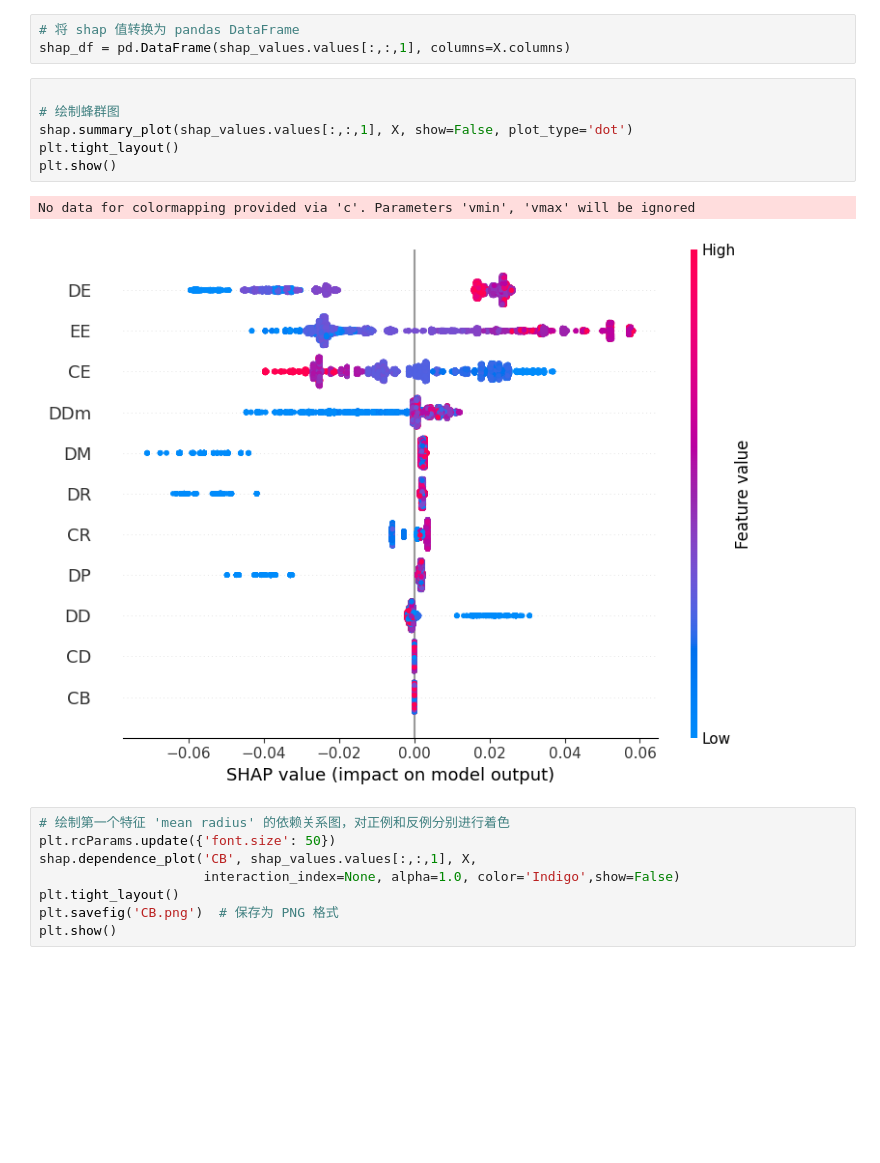
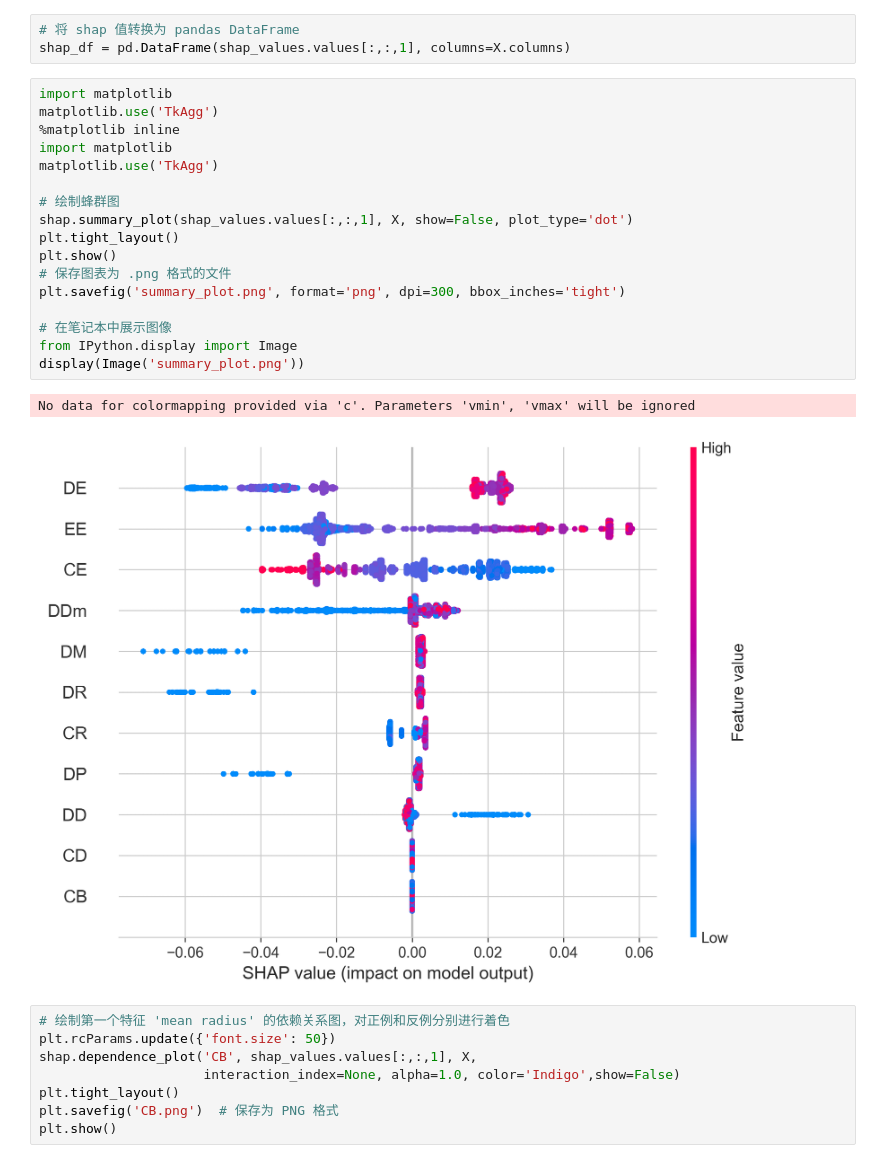
Before and after one commit to huangyiru123/Shap_explanation, a Jupyter notebook: shap画图2.ipynb, the cells around one changed output. Cells and saved outputs as stored; diff of their text form; blank space fills up the shorter version.

```diff
--- a/shap画图2.ipynb
+++ b/shap画图2.ipynb
@@ -34,14 +34,25 @@ shap_values = explainer(X)
 # 将 shap 值转换为 pandas DataFrame
 shap_df = pd.DataFrame(shap_values.values[:,:,1], columns=X.columns)
 # %%
+import matplotlib
+matplotlib.use('TkAgg')
+%matplotlib inline
+import matplotlib
+matplotlib.use('TkAgg')
 
 # 绘制蜂群图
 shap.summary_plot(shap_values.values[:,:,1], X, show=False, plot_type='dot')
 plt.tight_layout()
 plt.show()
+# 保存图表为 .png 格式的文件
+plt.savefig('summary_plot.png', format='png', dpi=300, bbox_inches='tight')
+
+# 在笔记本中展示图像
+from IPython.display import Image
+display(Image('summary_plot.png'))
 # %% [output]
 No data for colormapping provided via 'c'. Parameters 'vmin', 'vmax' will be ignored
-[figure, old version]
+[figure, new version]
 # %%
 # 绘制第一个特征 'mean radius' 的依赖关系图，对正例和反例分别进行着色
 plt.rcParams.update({'font.size': 50})
```
Also changed, not shown: parts of 5 cells of this notebook.
